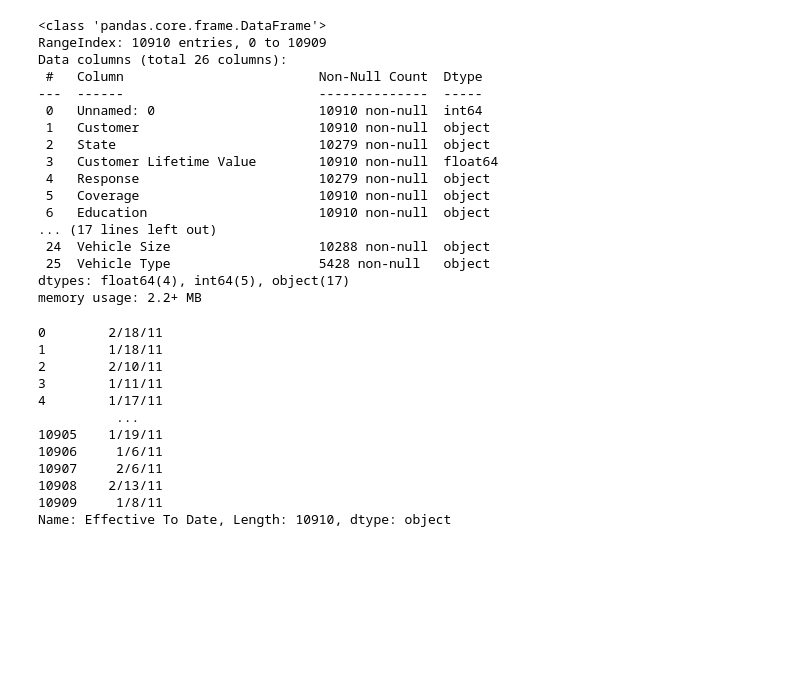
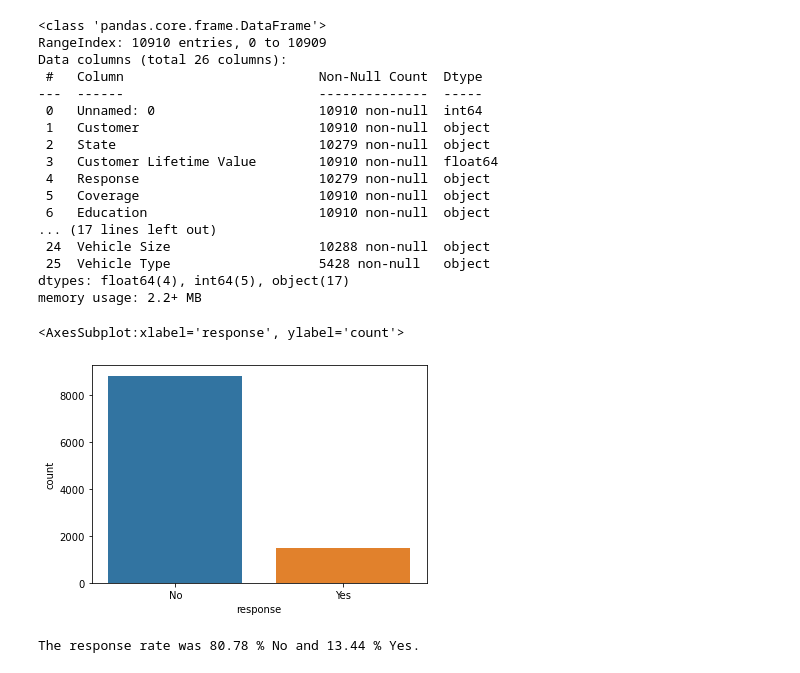
Before and after one commit to Romes-Kalt/Customer_Data_Analysis, a Jupyter notebook: activity3.ipynb, the cells around one changed output. Drawn from its saved outputs; the diff is of its cells as text; code cells hidden in the pictures; blank space fills up the shorter version.

```diff
--- a/activity3.ipynb
+++ b/activity3.ipynb
@@ -66,18 +134,16 @@ Data columns (total 26 columns):
  25  Vehicle Type                   5428 non-null   object
 dtypes: float64(4), int64(5), object(17)
 memory usage: 2.2+ MB
-# %%
-raw_df["Effective To Date"]
-# %% [output]
-0        2/18/11
-1        1/18/11
-2        2/10/11
-3        1/11/11
-4        1/17/11
-          ...
-10905    1/19/11
-10906     1/6/11
-10907     2/6/11
-10908    2/13/11
-10909     1/8/11
-Name: Effective To Date, Length: 10910, dtype: object
+# %%
+lowercase_underscore_column_names(raw_df)
+if "unnamed:_0" in raw_df.columns:
+    raw_df = raw_df.drop(new_df.columns[0],axis=1)
+# %%
+sns.countplot(x=raw_df["response"])
+# %% [output]
+<AxesSubplot:xlabel='response', ylabel='count'>
+[figure, added]
+# %%
+print(f"The response rate was {round(raw_df['response'].value_counts()[0] / len(raw_df) * 100, 2)} % {raw_df['response'].value_counts().index[0]} and {round(raw_df['response'].value_counts()[1] / len(raw_df) * 100, 2)} % {raw_df['response'].value_counts().index[1]}.")
+# %% [output]
+The response rate was 80.78 % No and 13.44 % Yes.
```
Also changed, not shown: parts of 20 cells of this notebook, 1 other file.
